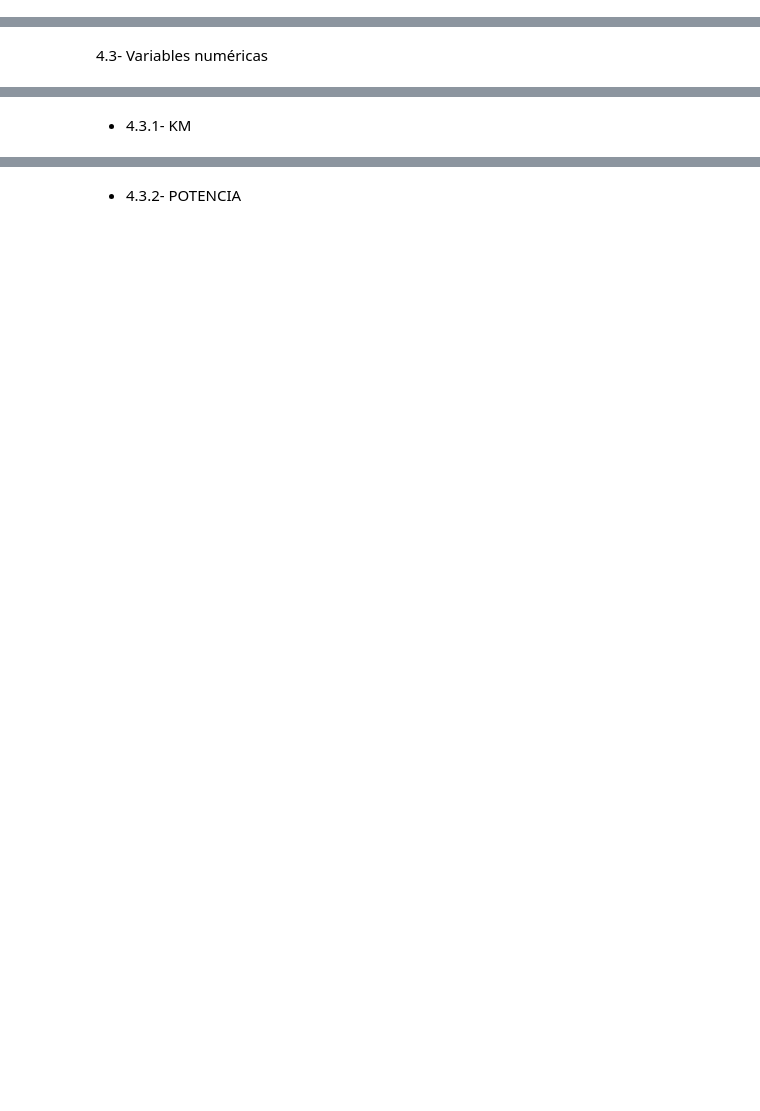
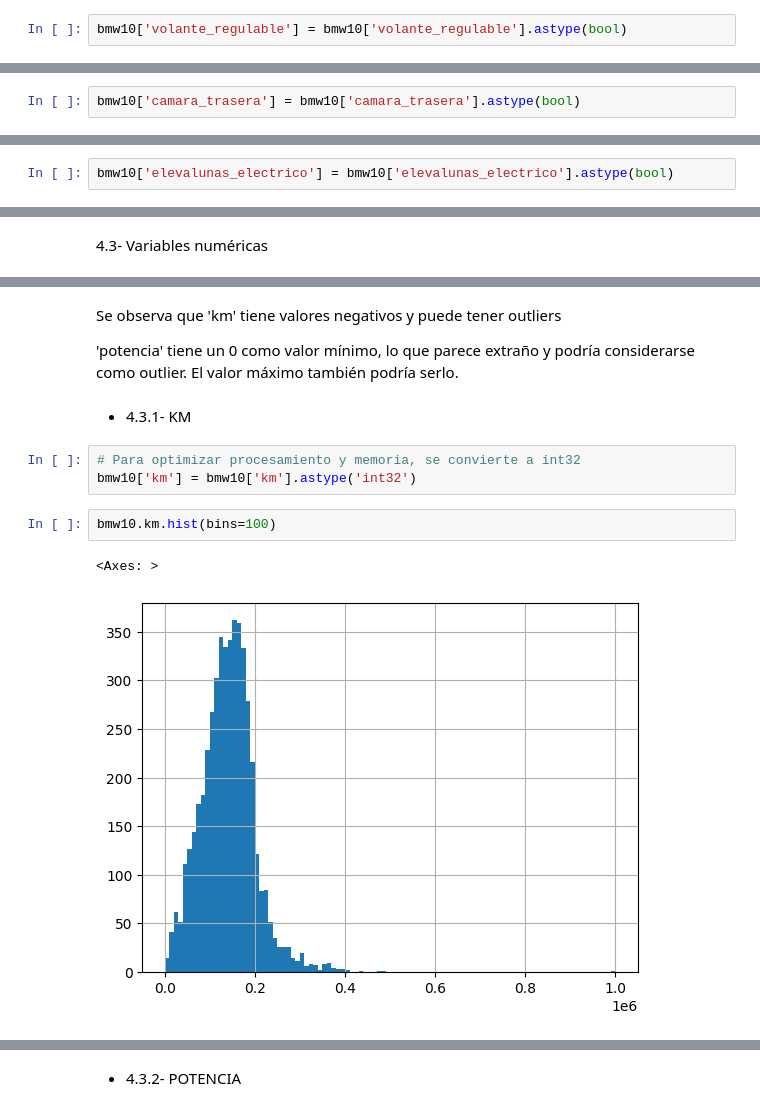
Before and after one commit to tvgtech/BMW_Proj, a Jupyter notebook: Grupo6_EDA_BMW.ipynb, the cells around one changed output, grey strips where cells are left out. Cells and saved outputs as stored; diff of their text form; blank space fills up the shorter version.

```diff
--- a/Grupo6_EDA_BMW.ipynb
+++ b/Grupo6_EDA_BMW.ipynb
@@ -1081,0 +1108,2 @@ bmw10 =
+# %%
+bmw10['volante_regulable'] = bmw10['volante_regulable'].astype(bool)
@@ -1081,0 +1122,2 @@ bmw10 =
+# %%
+bmw10['camara_trasera'] = bmw10['camara_trasera'].astype(bool)
@@ -1081,0 +1130,2 @@ bmw10 =
+# %%
+bmw10['elevalunas_electrico'] = bmw10['elevalunas_electrico'].astype(bool)
@@ -1086,2 +1216,14 @@ bmw10 =
+# %% [markdown]
+Se observa que 'km' tiene valores negativos y puede tener outliers
+
+'potencia' tiene un 0 como valor mínimo, lo que parece extraño y podría considerarse como outlier. El valor máximo también podría serlo.
 # %% [markdown]
 - 4.3.1- KM
+# %%
+# Para optimizar procesamiento y memoria, se convierte a int32
+bmw10['km'] = bmw10['km'].astype('int32')
+# %%
+bmw10.km.hist(bins=100)
+# %% [output]
+<Axes: >
+[figure, added]
```
Also changed, not shown: parts of 100 cells of this notebook.
